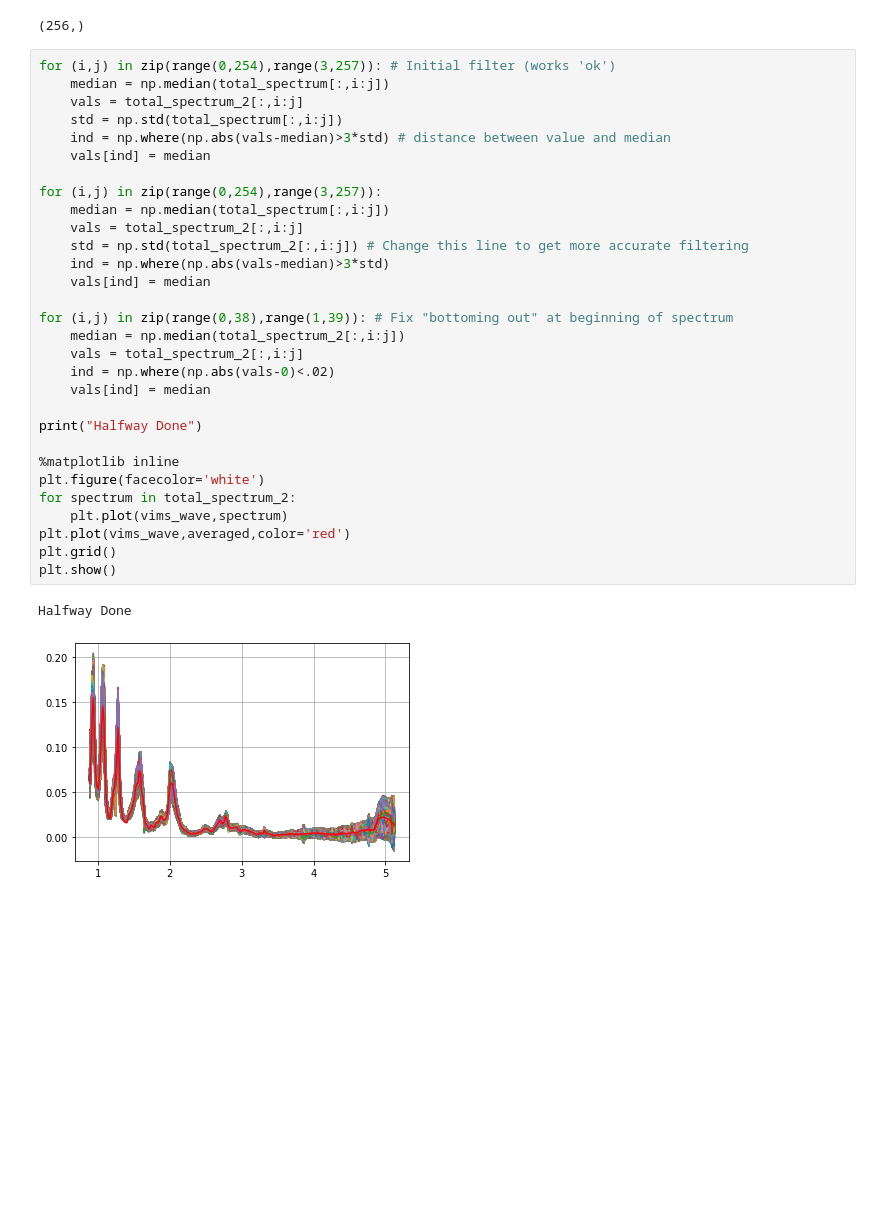
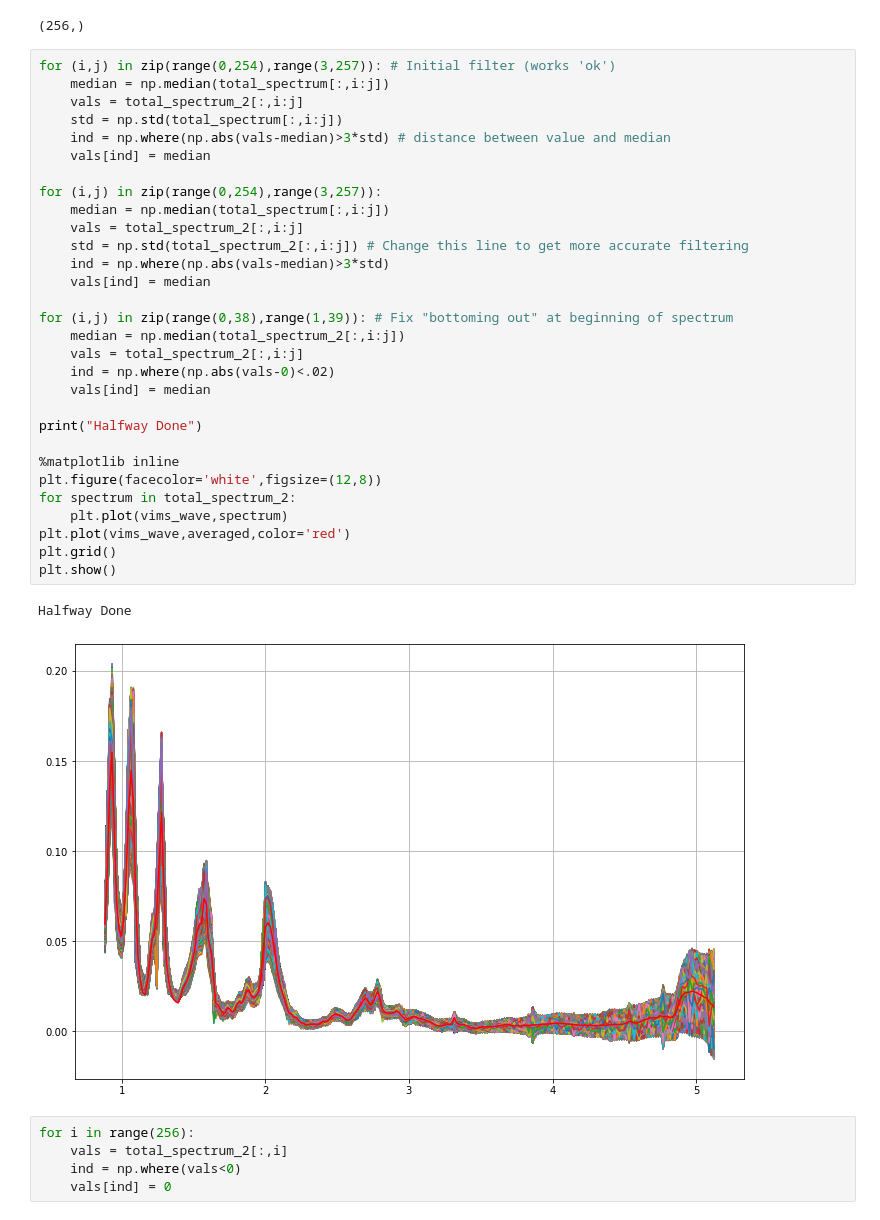
Before and after one commit to lucaslibshutz/spectralResearch, a Jupyter notebook: cleaning_6.ipynb, the cells around one changed output. Drawn from its saved outputs; the diff is of its cells as text; blank space fills up the shorter version.

```diff
--- a/cleaning_6.ipynb
+++ b/cleaning_6.ipynb
@@ -134,32 +134,37 @@ print(np.shape(averaged))
 for (i,j) in zip(range(0,254),range(3,257)): # Initial filter (works 'ok')
     median = np.median(total_spectrum[:,i:j])
     vals = total_spectrum_2[:,i:j]
     std = np.std(total_spectrum[:,i:j])
     ind = np.where(np.abs(vals-median)>3*std) # distance between value and median
     vals[ind] = median
 
 for (i,j) in zip(range(0,254),range(3,257)):
     median = np.median(total_spectrum[:,i:j])
     vals = total_spectrum_2[:,i:j]
     std = np.std(total_spectrum_2[:,i:j]) # Change this line to get more accurate filtering
     ind = np.where(np.abs(vals-median)>3*std)
     vals[ind] = median
 
 for (i,j) in zip(range(0,38),range(1,39)): # Fix "bottoming out" at beginning of spectrum
     median = np.median(total_spectrum_2[:,i:j])
     vals = total_spectrum_2[:,i:j]
     ind = np.where(np.abs(vals-0)<.02)
     vals[ind] = median
 
 print("Halfway Done")
 
 %matplotlib inline
-plt.figure(facecolor='white')
+plt.figure(facecolor='white',figsize=(12,8))
 for spectrum in total_spectrum_2:
     plt.plot(vims_wave,spectrum)
 plt.plot(vims_wave,averaged,color='red')
 plt.grid()
 plt.show()
 # %% [output]
 Halfway Done
-[figure, old version]
+[figure, new version]
+# %%
+for i in range(256):
+    vals = total_spectrum_2[:,i]
+    ind = np.where(vals<0)
+    vals[ind] = 0
```
Also changed, not shown: parts of 1 cell of this notebook.
